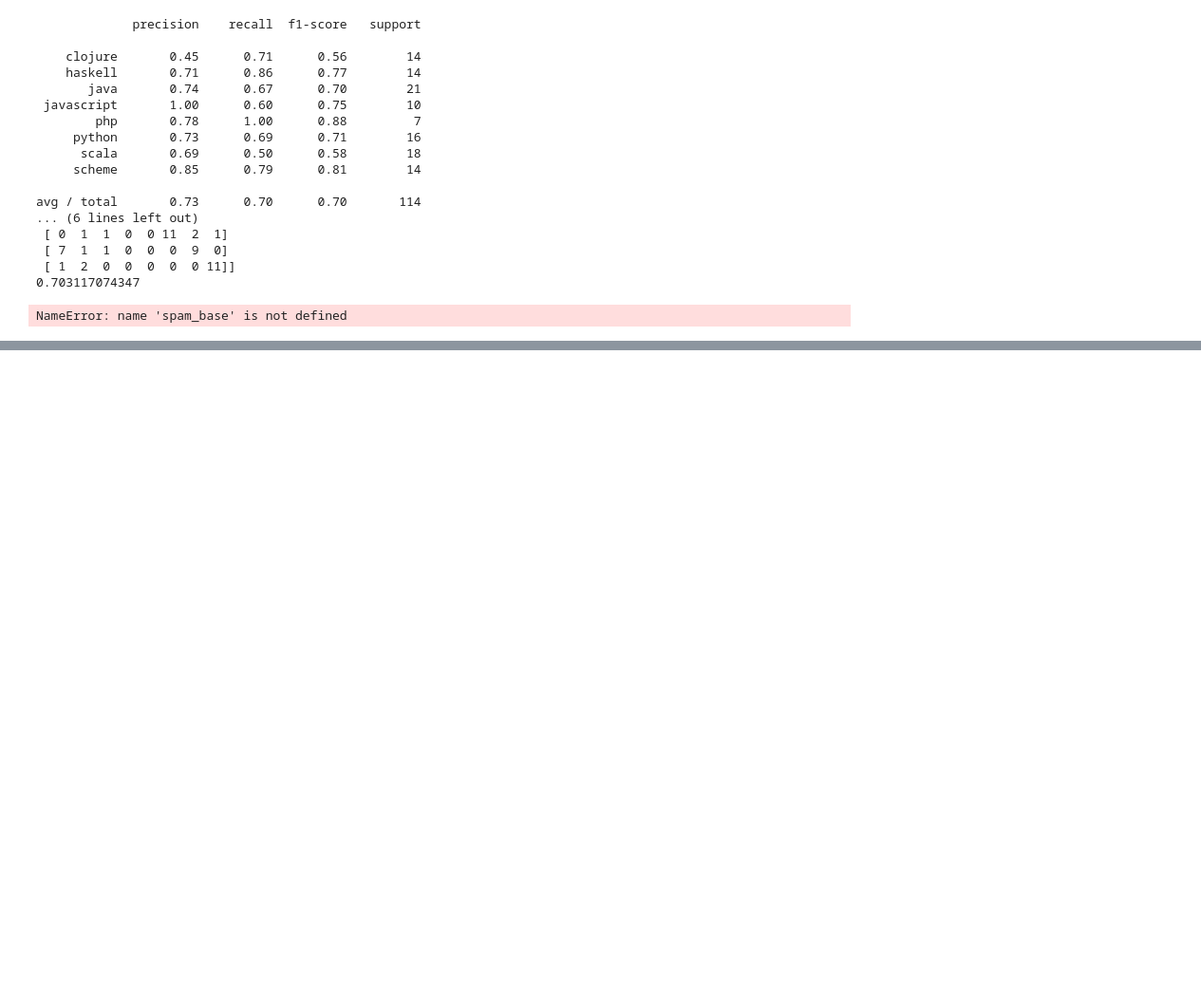
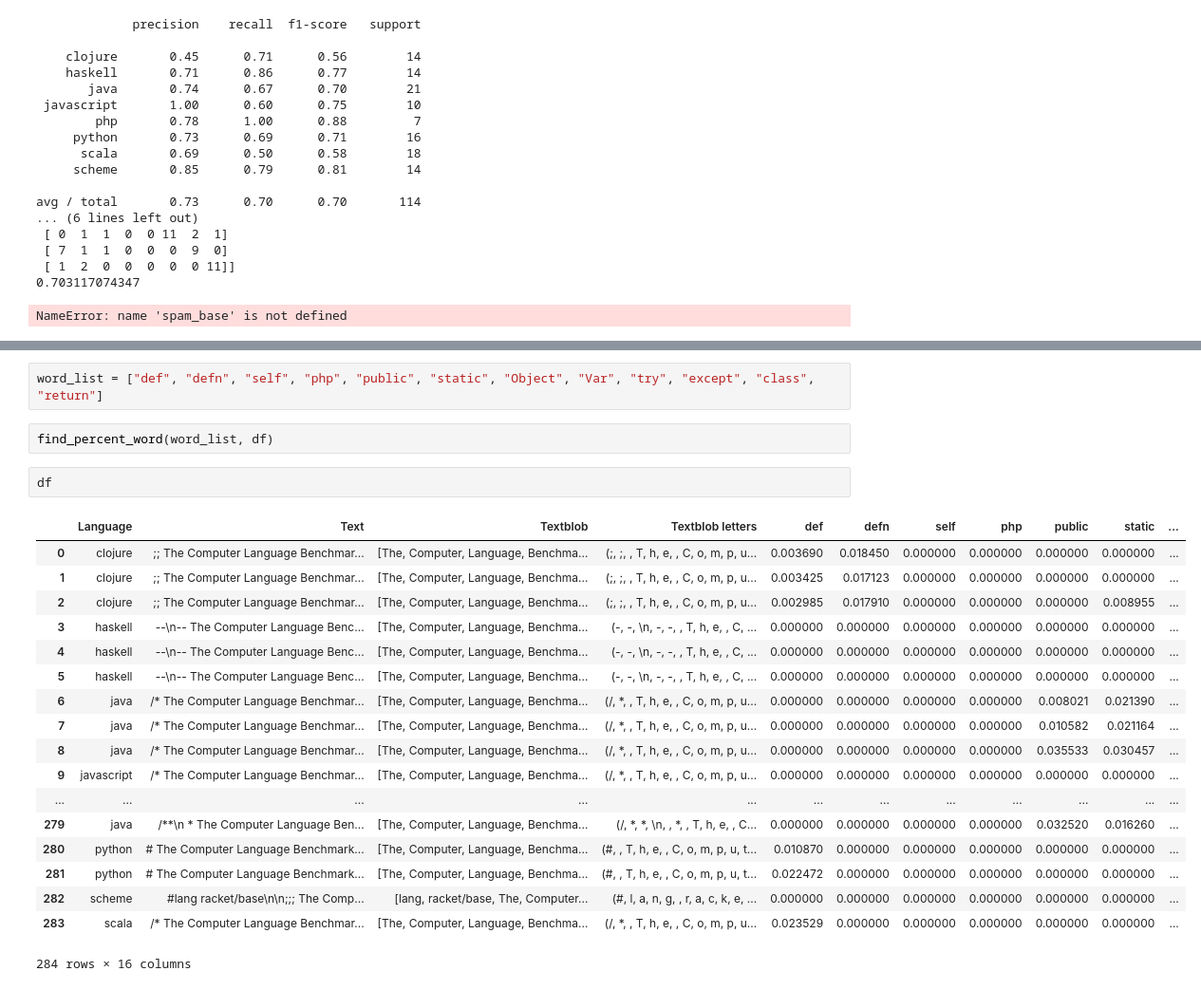
Before and after one commit to tiyd-python-2015-01/programming-language-classifier, a Jupyter notebook: Daniel lab.ipynb, the cells around one changed output, grey strips where cells are left out. Shown: that part at 95% size. Cells and saved outputs as stored; diff of their text form; blank space fills up the shorter version.

Commit message:
Added a function to to find percent of words in text.

```diff
--- a/Daniel lab.ipynb
+++ b/Daniel lab.ipynb
@@ -184,0 +207,25 @@ Counter({'val': 497, 'i': 479, '0': 401, 'def': 359, '1': 318, 'var': 284, 'a':
+# %%
+word_list = ["def", "defn", "self", "php", "public", "static", "Object", "Var", "try", "except", "class", "return"]
+# %%
+find_percent_word(word_list, df)
+# %%
+df
+# %% [output]
+|  | Language | Text | Textblob | Textblob letters | def | defn | self | php | public | static | ... |
+| 0 | clojure | ;; The Computer Language Benchmar... | [The, Computer, Language, Benchma... | (;, ;, , T, h, e, , C, o, m, p, u... | 0.003690 | 0.018450 | 0.000000 | 0.000000 | 0.000000 | 0.000000 | ... |
+| 1 | clojure | ;; The Computer Language Benchmar... | [The, Computer, Language, Benchma... | (;, ;, , T, h, e, , C, o, m, p, u... | 0.003425 | 0.017123 | 0.000000 | 0.000000 | 0.000000 | 0.000000 | ... |
+| 2 | clojure | ;; The Computer Language Benchmar... | [The, Computer, Language, Benchma... | (;, ;, , T, h, e, , C, o, m, p, u... | 0.002985 | 0.017910 | 0.000000 | 0.000000 | 0.000000 | 0.008955 | ... |
+| 3 | haskell | --\n-- The Computer Language Benc... | [The, Computer, Language, Benchma... | (-, -, \n, -, -, , T, h, e, , C, ... | 0.000000 | 0.000000 | 0.000000 | 0.000000 | 0.000000 | 0.000000 | ... |
+| 4 | haskell | --\n-- The Computer Language Benc... | [The, Computer, Language, Benchma... | (-, -, \n, -, -, , T, h, e, , C, ... | 0.000000 | 0.000000 | 0.000000 | 0.000000 | 0.000000 | 0.000000 | ... |
+| 5 | haskell | --\n-- The Computer Language Benc... | [The, Computer, Language, Benchma... | (-, -, \n, -, -, , T, h, e, , C, ... | 0.000000 | 0.000000 | 0.000000 | 0.000000 | 0.000000 | 0.000000 | ... |
+| 6 | java | /* The Computer Language Benchmar... | [The, Computer, Language, Benchma... | (/, *, , T, h, e, , C, o, m, p, u... | 0.000000 | 0.000000 | 0.000000 | 0.000000 | 0.008021 | 0.021390 | ... |
+| 7 | java | /* The Computer Language Benchmar... | [The, Computer, Language, Benchma... | (/, *, , T, h, e, , C, o, m, p, u... | 0.000000 | 0.000000 | 0.000000 | 0.000000 | 0.010582 | 0.021164 | ... |
+| 8 | java | /* The Computer Language Benchmar... | [The, Computer, Language, Benchma... | (/, *, , T, h, e, , C, o, m, p, u... | 0.000000 | 0.000000 | 0.000000 | 0.000000 | 0.035533 | 0.030457 | ... |
+| 9 | javascript | /* The Computer Language Benchmar... | [The, Computer, Language, Benchma... | (/, *, , T, h, e, , C, o, m, p, u... | 0.000000 | 0.000000 | 0.000000 | 0.000000 | 0.000000 | 0.000000 | ... |
+| ... | ... | ... | ... | ... | ... | ... | ... | ... | ... | ... | ... |
+| 279 | java | /**\n * The Computer Language Ben... | [The, Computer, Language, Benchma... | (/, *, *, \n, , *, , T, h, e, , C... | 0.000000 | 0.000000 | 0.000000 | 0.000000 | 0.032520 | 0.016260 | ... |
+| 280 | python | # The Computer Language Benchmark... | [The, Computer, Language, Benchma... | (#, , T, h, e, , C, o, m, p, u, t... | 0.010870 | 0.000000 | 0.000000 | 0.000000 | 0.000000 | 0.000000 | ... |
+| 281 | python | # The Computer Language Benchmark... | [The, Computer, Language, Benchma... | (#, , T, h, e, , C, o, m, p, u, t... | 0.022472 | 0.000000 | 0.000000 | 0.000000 | 0.000000 | 0.000000 | ... |
+| 282 | scheme | #lang racket/base\n\n;;; The Comp... | [lang, racket/base, The, Computer... | (#, l, a, n, g, , r, a, c, k, e, ... | 0.000000 | 0.000000 | 0.000000 | 0.000000 | 0.000000 | 0.000000 | ... |
+| 283 | scala | /* The Computer Language Benchmar... | [The, Computer, Language, Benchma... | (/, *, , T, h, e, , C, o, m, p, u... | 0.023529 | 0.000000 | 0.000000 | 0.000000 | 0.000000 | 0.000000 | ... |
+284 rows × 16 columns
```
Also changed, not shown: parts of 3 cells of this notebook, 1 other file.
